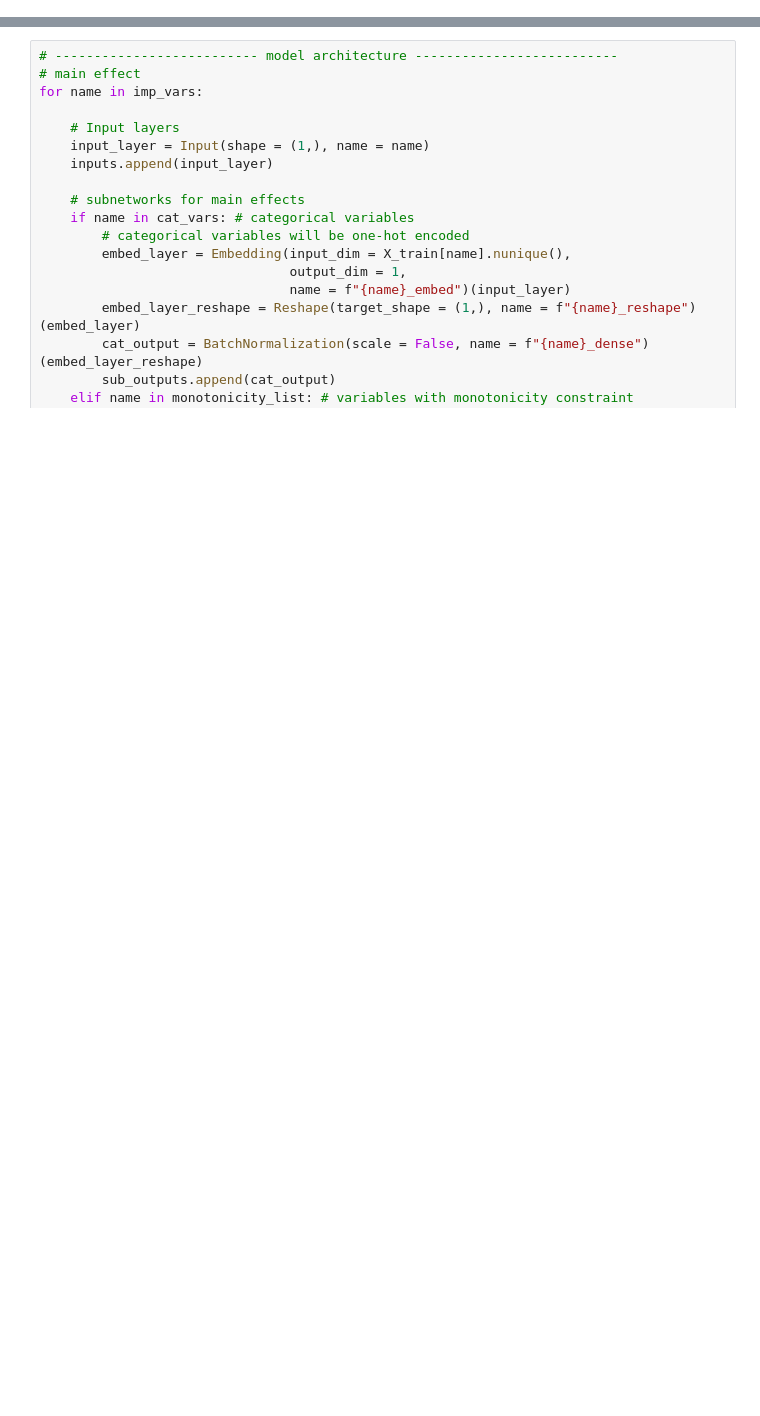
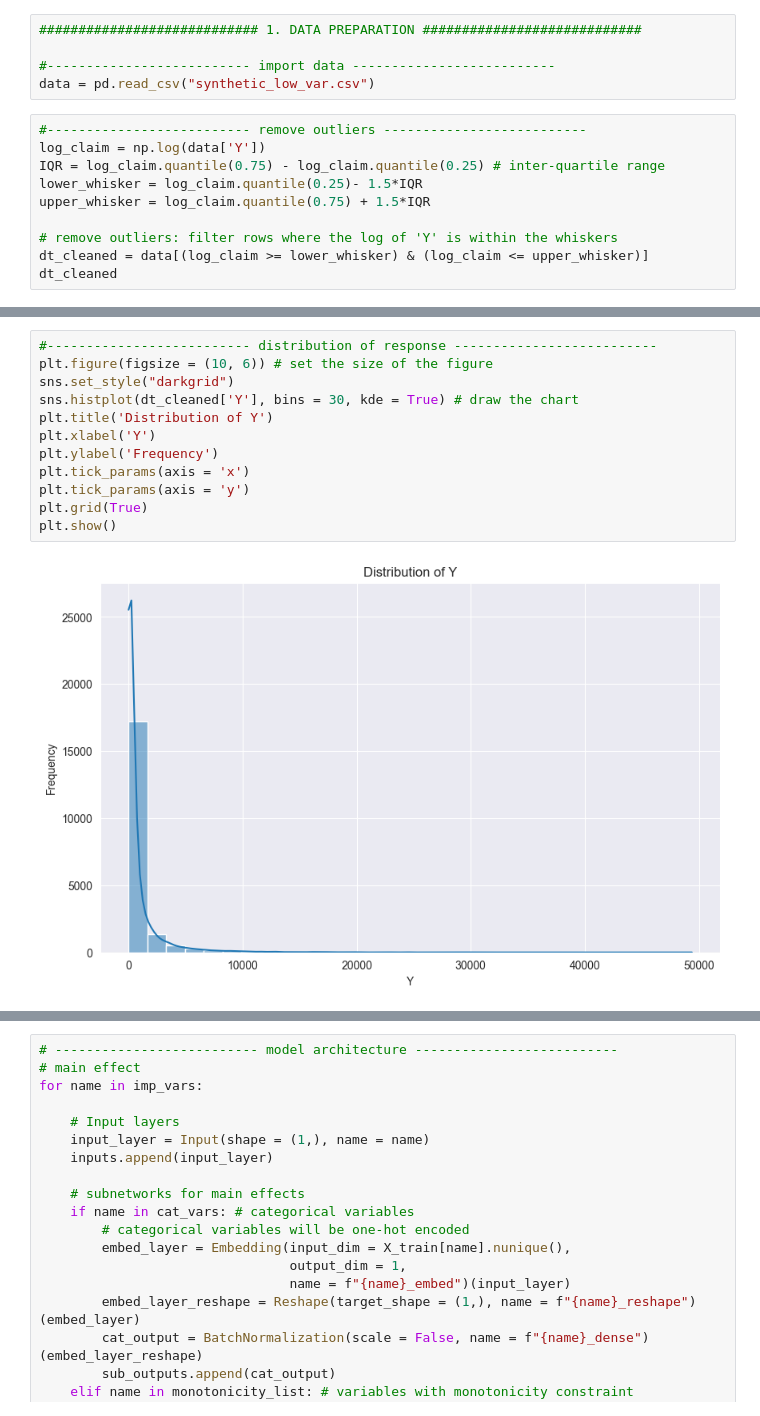
Before and after one commit to tupho289/Honours, a Jupyter notebook: model_comparison_synthetic.ipynb, the cells around one changed output, grey strips where cells are left out. Cells and saved outputs as stored; diff of their text form; blank space fills up the shorter version.

```diff
--- a/model_comparison_synthetic.ipynb
+++ b/model_comparison_synthetic.ipynb
@@ -66,0 +51,15 @@ for var in imp_vars:
+# %%
+############################ 1. DATA PREPARATION ############################
+
+#-------------------------- import data --------------------------
+data = pd.read_csv("synthetic_low_var.csv")
+# %%
+#-------------------------- remove outliers --------------------------
+log_claim = np.log(data['Y'])
+IQR = log_claim.quantile(0.75) - log_claim.quantile(0.25) # inter-quartile range
+lower_whisker = log_claim.quantile(0.25)- 1.5*IQR
+upper_whisker = log_claim.quantile(0.75) + 1.5*IQR
+
+# remove outliers: filter rows where the log of 'Y' is within the whiskers
+dt_cleaned = data[(log_claim >= lower_whisker) & (log_claim <= upper_whisker)]
+dt_cleaned
@@ -66,0 +80,14 @@ for var in imp_vars:
+# %%
+#-------------------------- distribution of response --------------------------
+plt.figure(figsize = (10, 6)) # set the size of the figure
+sns.set_style("darkgrid")
+sns.histplot(dt_cleaned['Y'], bins = 30, kde = True) # draw the chart
+plt.title('Distribution of Y')
+plt.xlabel('Y')
+plt.ylabel('Frequency')
+plt.tick_params(axis = 'x')
+plt.tick_params(axis = 'y')
+plt.grid(True)
+plt.show()
+# %% [output]
+[figure, added]
```
Also changed, not shown: parts of 10 cells of this notebook, 3 other files.
